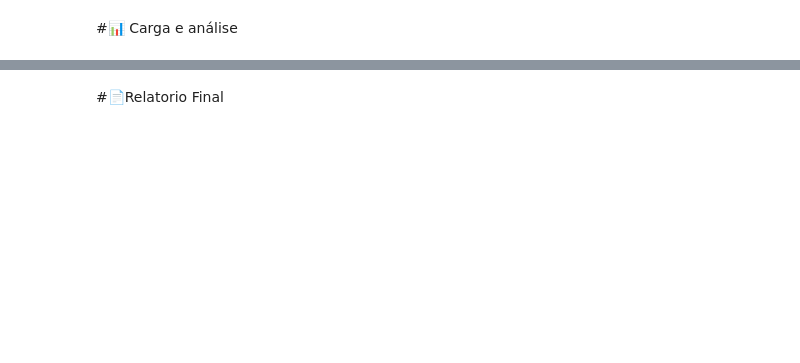
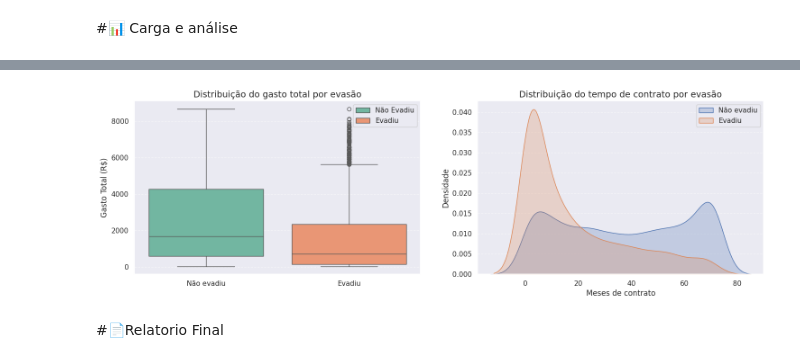
Before and after one commit to HenriqueTangoda/Challenge-Telecom-X, a Jupyter notebook: Challenge_Telecom_X.ipynb, the cells around one changed output, grey strips where cells are left out. Drawn from its saved outputs; the diff is of its cells as text; code cells hidden in the pictures; blank space fills up the shorter version.

```diff
--- a/Challenge_Telecom_X.ipynb
+++ b/Challenge_Telecom_X.ipynb
@@ -314,2 +419,27 @@ df.head()
+# %%
+fig, axs = plt.subplots(1, 2, figsize=(18,5))
+
+##1º Gráfico - Gênero
+sns.boxplot(data=df, x='evadiu', y='valor_total', hue='evadiu', palette='Set2', ax=axs[0])
+axs[0].set_xticks([0, 1], ['Não evadiu', 'Evadiu'])
+axs[0].set_title('Distribuição do gasto total por evasão', fontsize=14)
+axs[0].set_xlabel('')
+axs[0].set_ylabel('Gasto Total (R$)', fontsize=12)
+axs[0].grid(True, axis='y', linestyle='--', alpha=0.6)
+axs[0].legend(labels= ('Não Evadiu', 'Evadiu'))
+
+
+##2º Gráfico - Tipo de Contrato
+sns.kdeplot(data=df[df['evadiu'] == 0], x='meses_com_empresa', label='Não evadiu', fill=True, ax=axs[1])
+sns.kdeplot(data=df[df['evadiu'] == 1], x='meses_com_empresa', label='Evadiu', fill=True, ax=axs[1])
+axs[1].set_title('Distribuição do tempo de contrato por evasão', fontsize=14)
+axs[1].set_xlabel('Meses de contrato', fontsize=12)
+axs[1].set_ylabel('Densidade', fontsize=12)
+axs[1].legend()
+axs[1].grid(True, axis='y', linestyle='--', alpha=0.6)
+
+plt.show()
+# %% [output]
+[figure, added]
 # %% [markdown]
 #📄Relatorio Final
```
Also changed, not shown: parts of 10 cells of this notebook.
